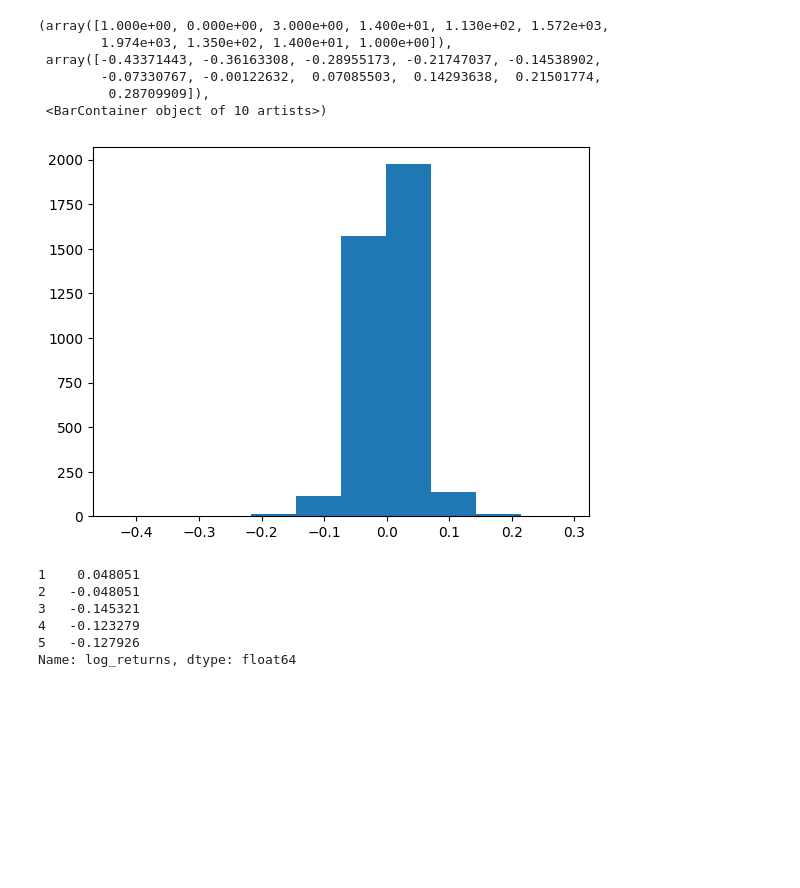
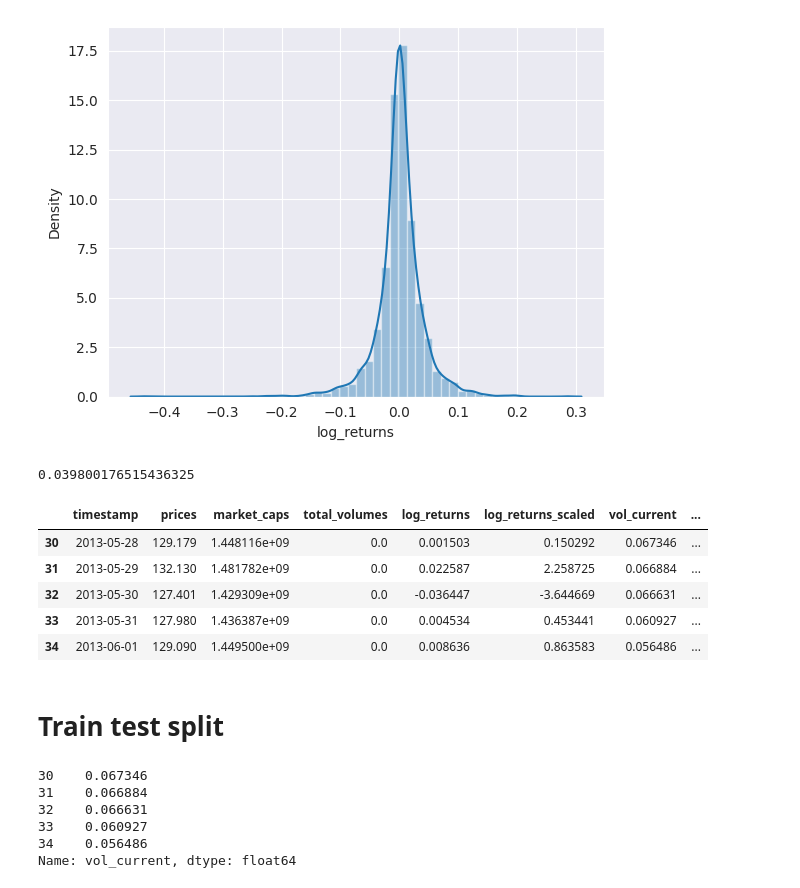
Before and after one commit to jeffhu1/cs229b_proj, a Jupyter notebook: lstm.ipynb, the cells around one changed output. Cells and saved outputs as stored; diff of their text form; code cells hidden in the pictures; blank space fills up the shorter version.

```diff
--- a/lstm.ipynb
+++ b/lstm.ipynb
@@ -10,5 +24,6 @@ from sklearn.metrics import mean_squared_error, mean_absolute_error
 # %%
 df = pd.read_csv("bitcoin.csv")
+df['timestamp'] = pd.to_datetime(df['timestamp']) # convert the timestamp strings into datetimes
 df.head()
 # %% [output]
 |  | timestamp | prices | market_caps | total_volumes |
@@ -20,24 +40,9 @@ df.head()
 # %%
 # 100x logged returns
 df['log_returns'] = np.log(df['prices']) - np.log(df['prices']).shift(1)
 df['log_returns_scaled'] = np.multiply(df['log_returns'], 100)
 returns = pd.DataFrame(df['log_returns'].dropna())
-plt.hist(returns['log_returns'])
+with sns.axes_style("darkgrid"):
+    sns.distplot(returns['log_returns'])
 # %% [output]
-(array([1.000e+00, 0.000e+00, 3.000e+00, 1.400e+01, 1.130e+02, 1.572e+03,
-        1.974e+03, 1.350e+02, 1.400e+01, 1.000e+00]),
- array([-0.43371443, -0.36163308, -0.28955173, -0.21747037, -0.14538902,
-        -0.07330767, -0.00122632,  0.07085503,  0.14293638,  0.21501774,
-         0.28709909]),
- <BarContainer object of 10 artists>)
-[figure, old version]
+[figure, new version]
-# %%
-data = df['log_returns'][1:] # drop the first value, which is NaN
-data.head()
-# %% [output]
-1    0.048051
-2   -0.048051
-3   -0.145321
-4   -0.123279
-5   -0.127926
-Name: log_returns, dtype: float64
@@ -43,0 +59,4 @@ Name: log_returns, dtype: float64
+# %%
+realized_volatility_daily(df["log_returns"])
+# %% [output]
+0.039800176515436325
@@ -43,0 +77,11 @@ Name: log_returns, dtype: float64
+# %%
+df.head()
+# %% [output]
+|  | timestamp | prices | market_caps | total_volumes | log_returns | log_returns_scaled | vol_current | ... |
+| 30 | 2013-05-28 | 129.179 | 1.448116e+09 | 0.0 | 0.001503 | 0.150292 | 0.067346 | ... |
+| 31 | 2013-05-29 | 132.130 | 1.481782e+09 | 0.0 | 0.022587 | 2.258725 | 0.066884 | ... |
+| 32 | 2013-05-30 | 127.401 | 1.429309e+09 | 0.0 | -0.036447 | -3.644669 | 0.066631 | ... |
+| 33 | 2013-05-31 | 127.980 | 1.436387e+09 | 0.0 | 0.004534 | 0.453441 | 0.060927 | ... |
+| 34 | 2013-06-01 | 129.090 | 1.449500e+09 | 0.0 | 0.008636 | 0.863583 | 0.056486 | ... |
+# %% [markdown]
+# Train test split
@@ -43,0 +91,17 @@ Name: log_returns, dtype: float64
+# %%
+train_size = int(len(df) * 0.9)
+test_size = len(df) - train_size
+
+train_idx, test_idx = df.index[:train_size], df.index[train_size:]
+
+ts_train, ts_test = df.timestamp[:train_size], df.timestamp[train_size:]
+X_train, X_test, y_train, y_test = df.vol_current[:train_size], df.vol_current[train_size:], df.vol_future[:train_size], df.vol_future[train_size:]
+
+X_train.head()
+# %% [output]
+30    0.067346
+31    0.066884
+32    0.066631
+33    0.060927
+34    0.056486
+Name: vol_current, dtype: float64
```
Also changed, not shown: parts of 23 cells of this notebook, 10 other files.
